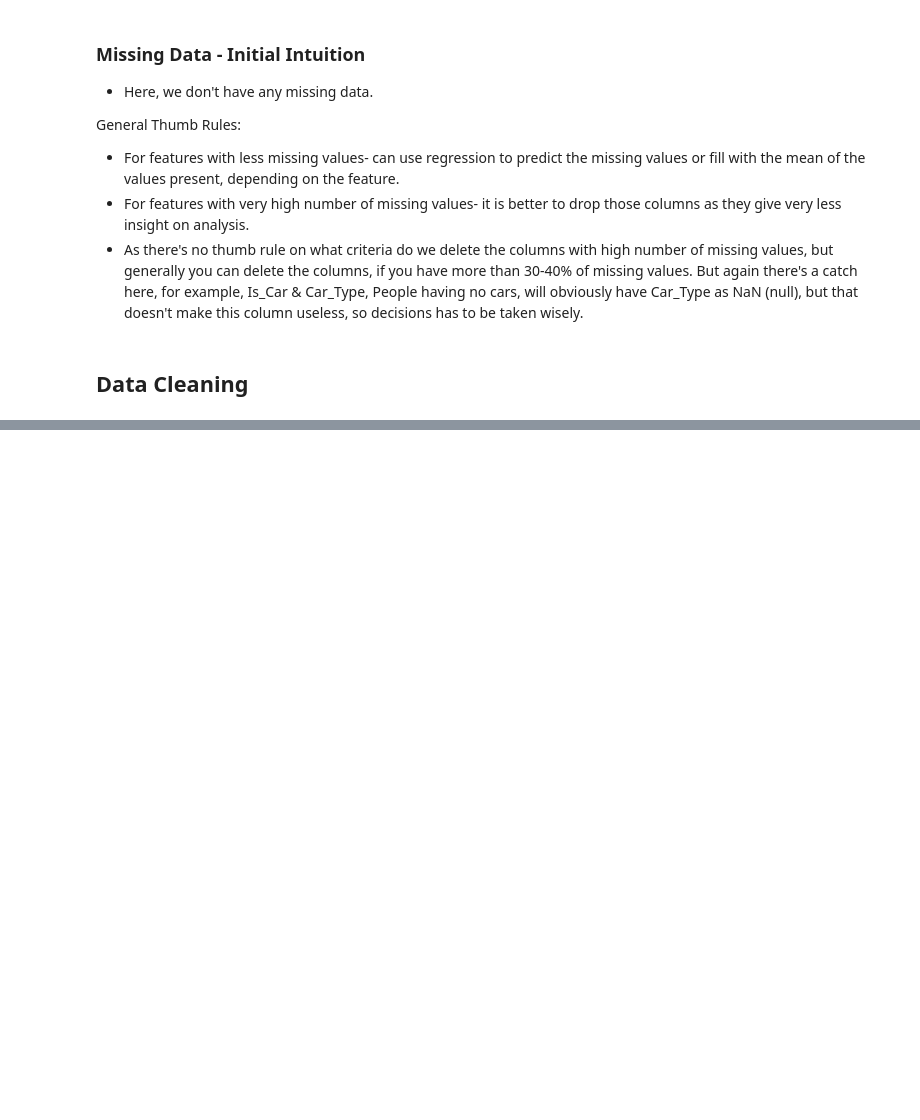
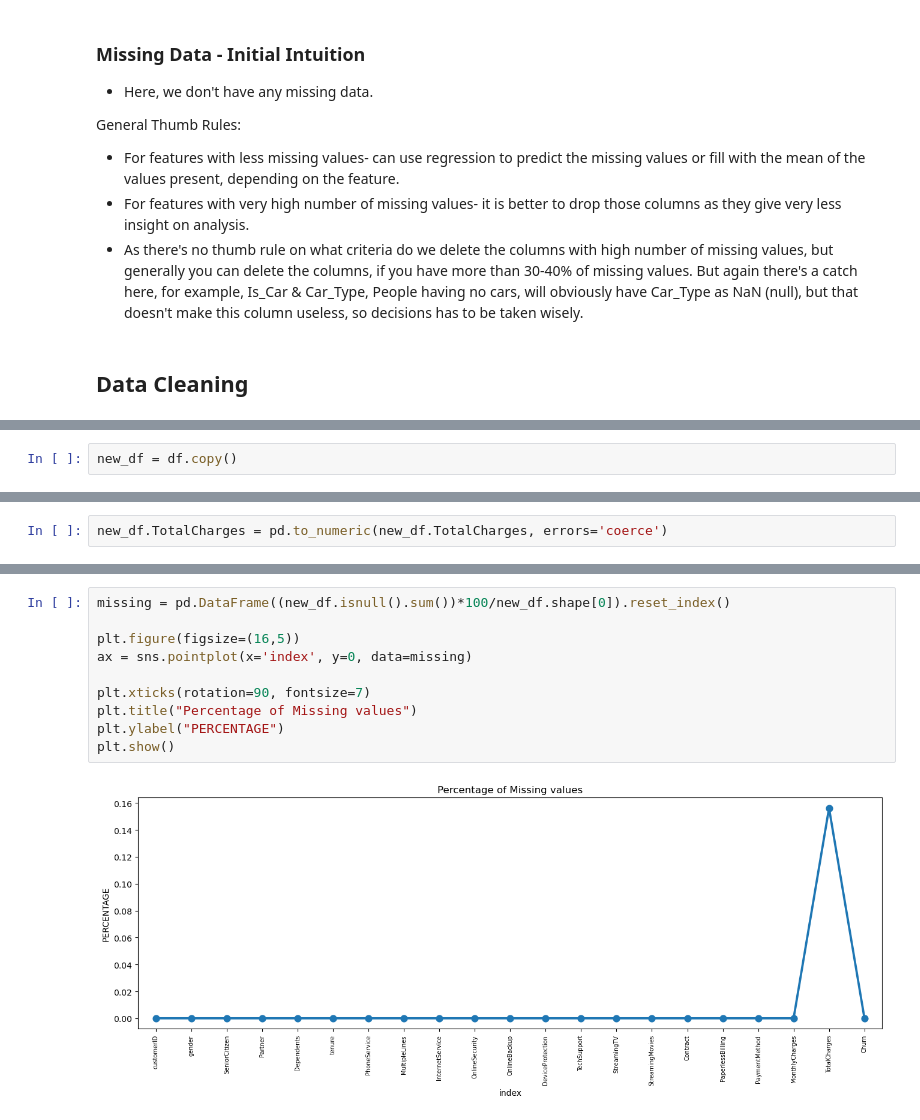
Before and after one commit to noopdhakal/Customer-Churn-Analysis, a Jupyter notebook: churn_analysis_EDA.ipynb, the cells around one changed output, grey strips where cells are left out. Cells and saved outputs as stored; diff of their text form; blank space fills up the shorter version.

Commit message:
Data Cleaning Completed

```diff
--- a/churn_analysis_EDA.ipynb
+++ b/churn_analysis_EDA.ipynb
@@ -178,0 +186,2 @@ General Thumb Rules:
+# %%
+new_df = df.copy()
@@ -178,0 +190,2 @@ General Thumb Rules:
+# %%
+new_df.TotalCharges = pd.to_numeric(new_df.TotalCharges, errors='coerce')
@@ -178,0 +232,12 @@ General Thumb Rules:
+# %%
+missing = pd.DataFrame((new_df.isnull().sum())*100/new_df.shape[0]).reset_index()
+
+plt.figure(figsize=(16,5))
+ax = sns.pointplot(x='index', y=0, data=missing)
+
+plt.xticks(rotation=90, fontsize=7)
+plt.title("Percentage of Missing values")
+plt.ylabel("PERCENTAGE")
+plt.show()
+# %% [output]
+[figure, added]
```
Also changed, not shown: parts of 24 cells of this notebook.
